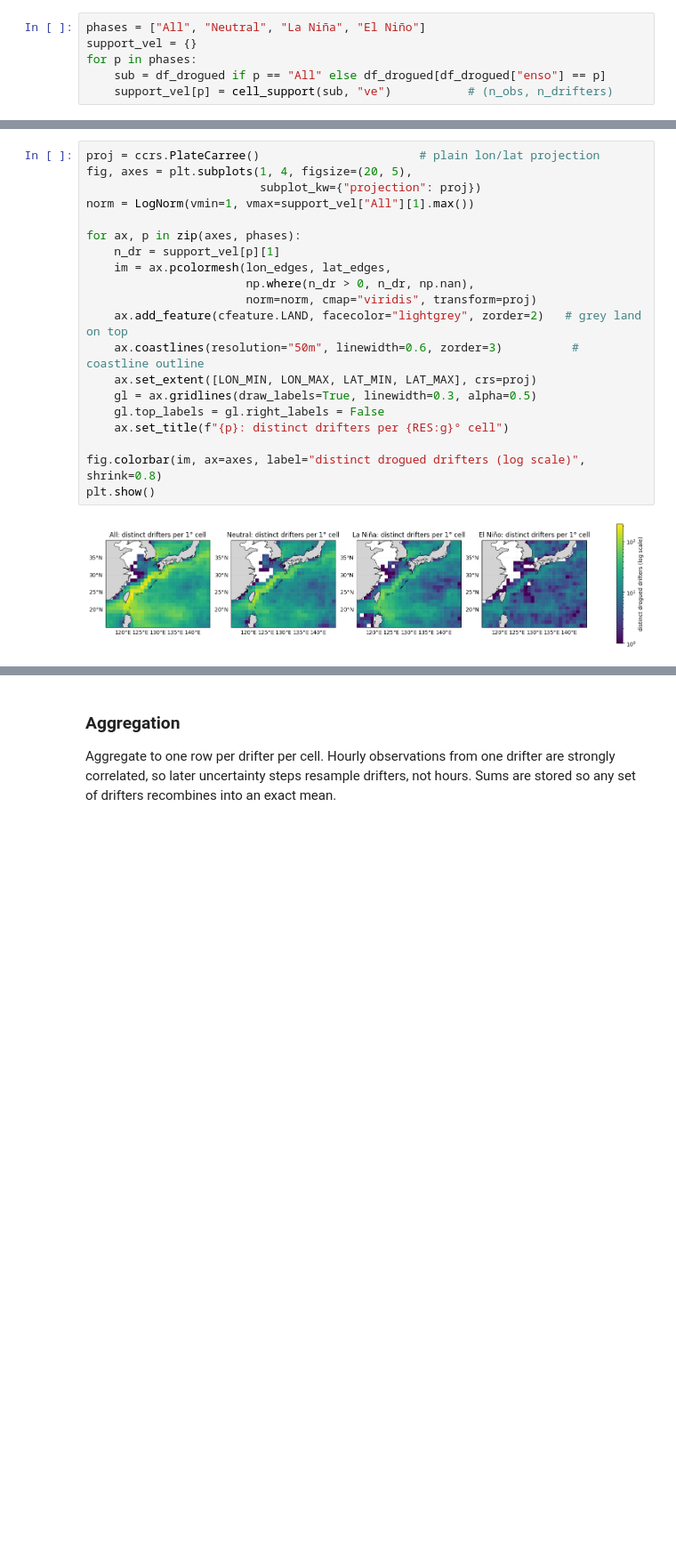
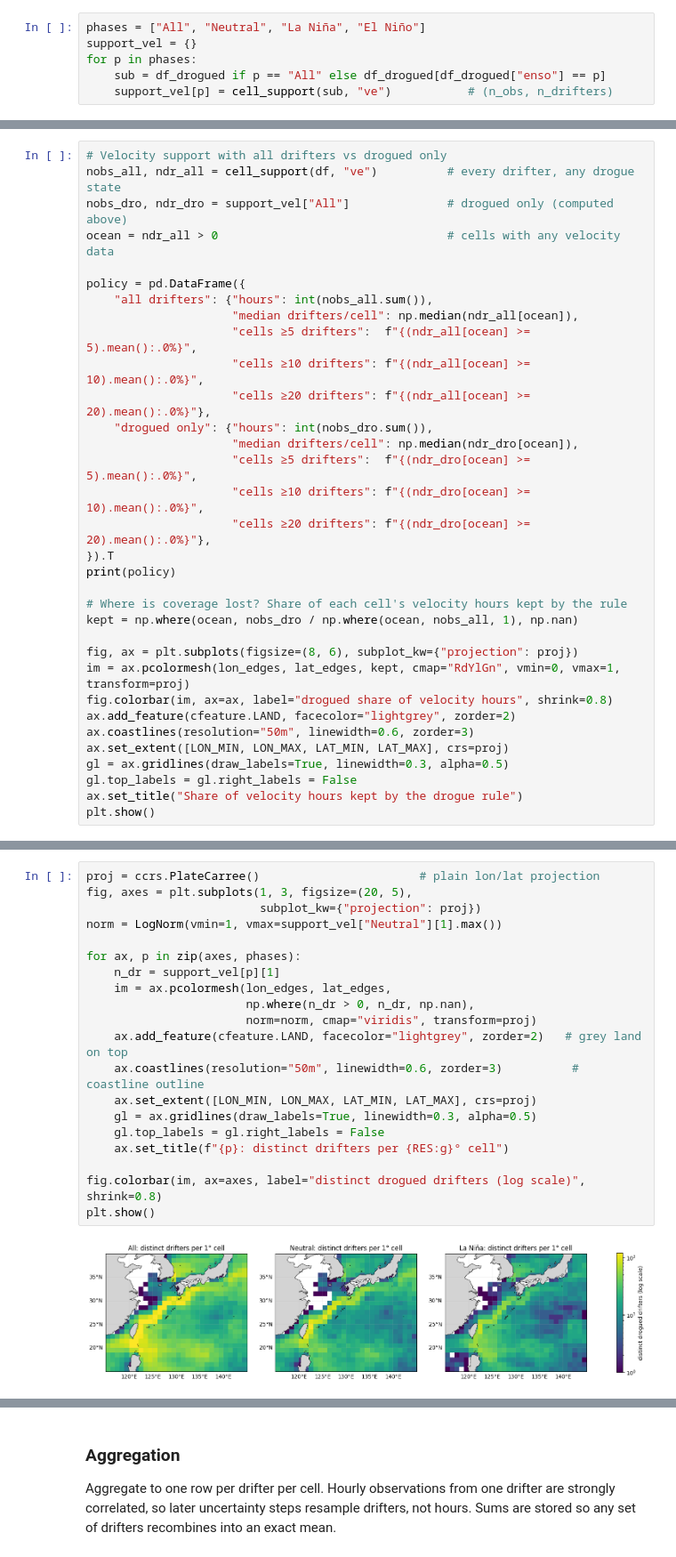
Before and after one commit to sean-25/2026-DATA3001-G6-Global-Drifter-Project, a Jupyter notebook: src/02_sampling_and_climatology.ipynb, the cells around one changed output, grey strips where cells are left out. Shown at 89% size. Cells and saved outputs as stored; diff of their text form; blank space fills up the shorter version.

Commit message:
implemented temporal coverage, drogue policy impact against coverage and thresholds and weighting sensitivity checks

```diff
--- a/src/02_sampling_and_climatology.ipynb
+++ b/src/02_sampling_and_climatology.ipynb
@@ -76,0 +99,33 @@ for p in phases:
+# %%
+# Velocity support with all drifters vs drogued only
+nobs_all, ndr_all = cell_support(df, "ve")          # every drifter, any drogue state
+nobs_dro, ndr_dro = support_vel["All"]              # drogued only (computed above)
+ocean = ndr_all > 0                                 # cells with any velocity data
+
+policy = pd.DataFrame({
+    "all drifters": {"hours": int(nobs_all.sum()),
+                     "median drifters/cell": np.median(ndr_all[ocean]),
+                     "cells ≥5 drifters":  f"{(ndr_all[ocean] >= 5).mean():.0%}",
+                     "cells ≥10 drifters": f"{(ndr_all[ocean] >= 10).mean():.0%}",
+                     "cells ≥20 drifters": f"{(ndr_all[ocean] >= 20).mean():.0%}"},
+    "drogued only": {"hours": int(nobs_dro.sum()),
+                     "median drifters/cell": np.median(ndr_dro[ocean]),
+                     "cells ≥5 drifters":  f"{(ndr_dro[ocean] >= 5).mean():.0%}",
+                     "cells ≥10 drifters": f"{(ndr_dro[ocean] >= 10).mean():.0%}",
+                     "cells ≥20 drifters": f"{(ndr_dro[ocean] >= 20).mean():.0%}"},
+}).T
+print(policy)
+
+# Where is coverage lost? Share of each cell's velocity hours kept by the rule
+kept = np.where(ocean, nobs_dro / np.where(ocean, nobs_all, 1), np.nan)
+
+fig, ax = plt.subplots(figsize=(8, 6), subplot_kw={"projection": proj})
+im = ax.pcolormesh(lon_edges, lat_edges, kept, cmap="RdYlGn", vmin=0, vmax=1, transform=proj)
+fig.colorbar(im, ax=ax, label="drogued share of velocity hours", shrink=0.8)
+ax.add_feature(cfeature.LAND, facecolor="lightgrey", zorder=2)
+ax.coastlines(resolution="50m", linewidth=0.6, zorder=3)
+ax.set_extent([LON_MIN, LON_MAX, LAT_MIN, LAT_MAX], crs=proj)
+gl = ax.gridlines(draw_labels=True, linewidth=0.3, alpha=0.5)
+gl.top_labels = gl.right_labels = False
+ax.set_title("Share of velocity hours kept by the drogue rule")
+plt.show()
@@ -77,25 +141,25 @@ for p in phases:
 # %%
 proj = ccrs.PlateCarree()                       # plain lon/lat projection
-fig, axes = plt.subplots(1, 4, figsize=(20, 5),
+fig, axes = plt.subplots(1, 3, figsize=(20, 5),
                          subplot_kw={"projection": proj})
-norm = LogNorm(vmin=1, vmax=support_vel["All"][1].max())
+norm = LogNorm(vmin=1, vmax=support_vel["Neutral"][1].max())
 
 for ax, p in zip(axes, phases):
     n_dr = support_vel[p][1]
     im = ax.pcolormesh(lon_edges, lat_edges,
                        np.where(n_dr > 0, n_dr, np.nan),
                        norm=norm, cmap="viridis", transform=proj)
     ax.add_feature(cfeature.LAND, facecolor="lightgrey", zorder=2)   # grey land on top
     ax.coastlines(resolution="50m", linewidth=0.6, zorder=3)          # coastline outline
     ax.set_extent([LON_MIN, LON_MAX, LAT_MIN, LAT_MAX], crs=proj)
     gl = ax.gridlines(draw_labels=True, linewidth=0.3, alpha=0.5)
     gl.top_labels = gl.right_labels = False
     ax.set_title(f"{p}: distinct drifters per {RES:g}° cell")
 
 fig.colorbar(im, ax=axes, label="distinct drogued drifters (log scale)", shrink=0.8)
 plt.show()
 # %% [output]
-[figure, old version]
+[figure, new version]
 # %%
 ocean = support_vel["All"][1] > 0                      # cells with any data at all
 
```
Also changed, not shown: parts of 14 cells of this notebook.
